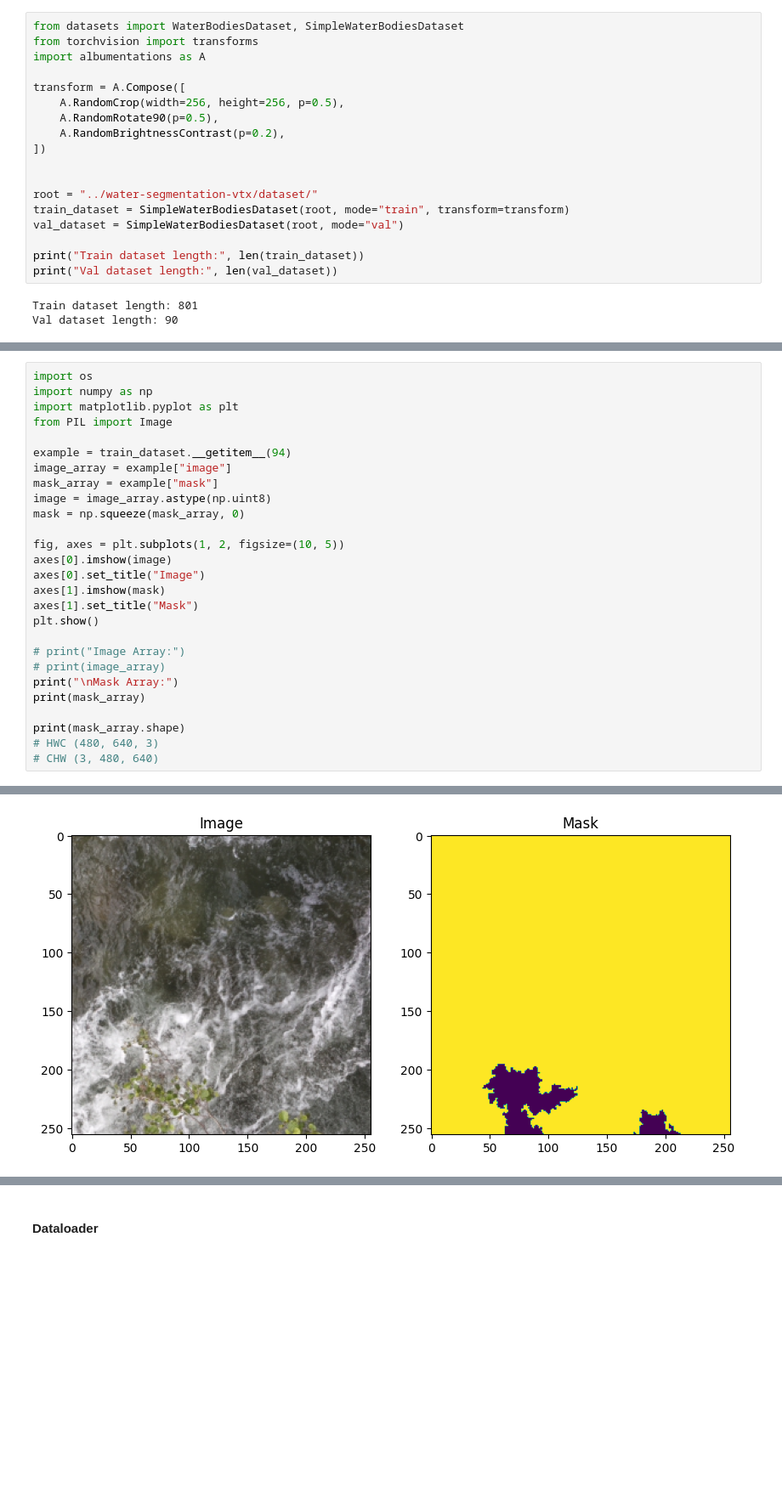
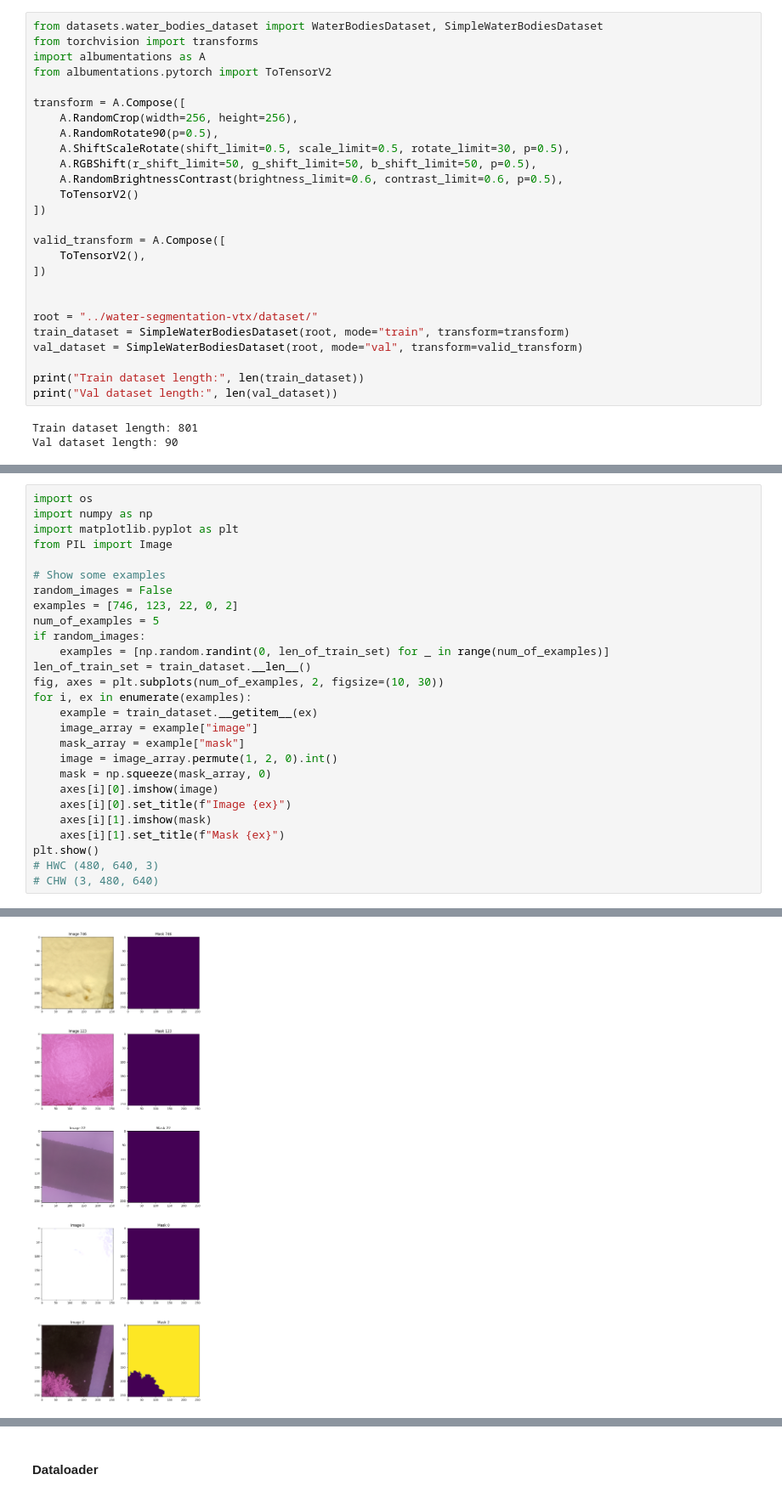
Before and after one commit to rafacelente/water-segmentation, a Jupyter notebook: water-segmentation.ipynb, the cells around one changed output, grey strips where cells are left out. Shown: that part at 85% size. Drawn from its saved outputs; the diff is of its cells as text; blank space fills up the shorter version.

```diff
--- a/water-segmentation.ipynb
+++ b/water-segmentation.ipynb
@@ -11,20 +11,28 @@ gc.collect()
 # %% [markdown]
 ### Water Bodies Dataset
 # %%
-from datasets import WaterBodiesDataset, SimpleWaterBodiesDataset
+from datasets.water_bodies_dataset import WaterBodiesDataset, SimpleWaterBodiesDataset
 from torchvision import transforms
 import albumentations as A
+from albumentations.pytorch import ToTensorV2
 
 transform = A.Compose([
-    A.RandomCrop(width=256, height=256, p=0.5),
+    A.RandomCrop(width=256, height=256),
     A.RandomRotate90(p=0.5),
-    A.RandomBrightnessContrast(p=0.2),
+    A.ShiftScaleRotate(shift_limit=0.5, scale_limit=0.5, rotate_limit=30, p=0.5),
+    A.RGBShift(r_shift_limit=50, g_shift_limit=50, b_shift_limit=50, p=0.5),
+    A.RandomBrightnessContrast(brightness_limit=0.6, contrast_limit=0.6, p=0.5),
+    ToTensorV2()
+])
+
+valid_transform = A.Compose([
+    ToTensorV2(),
 ])
 
 
 root = "../water-segmentation-vtx/dataset/"
 train_dataset = SimpleWaterBodiesDataset(root, mode="train", transform=transform)
-val_dataset = SimpleWaterBodiesDataset(root, mode="val")
+val_dataset = SimpleWaterBodiesDataset(root, mode="val", transform=valid_transform)
 
 print("Train dataset length:", len(train_dataset))
 print("Val dataset length:", len(val_dataset))
@@ -48,25 +50,25 @@ import numpy as np
 import matplotlib.pyplot as plt
 from PIL import Image
 
-example = train_dataset.__getitem__(94)
-image_array = example["image"]
-mask_array = example["mask"]
-image = image_array.astype(np.uint8)
-mask = np.squeeze(mask_array, 0)
-
-fig, axes = plt.subplots(1, 2, figsize=(10, 5))
-axes[0].imshow(image)
-axes[0].set_title("Image")
-axes[1].imshow(mask)
-axes[1].set_title("Mask")
+# Show some examples
+random_images = False
+examples = [746, 123, 22, 0, 2]
+num_of_examples = 5
+if random_images:
+    examples = [np.random.randint(0, len_of_train_set) for _ in range(num_of_examples)]
+len_of_train_set = train_dataset.__len__()
+fig, axes = plt.subplots(num_of_examples, 2, figsize=(10, 30))
+for i, ex in enumerate(examples):
+    example = train_dataset.__getitem__(ex)
+    image_array = example["image"]
+    mask_array = example["mask"]
+    image = image_array.permute(1, 2, 0).int()
+    mask = np.squeeze(mask_array, 0)
+    axes[i][0].imshow(image)
+    axes[i][0].set_title(f"Image {ex}")
+    axes[i][1].imshow(mask)
+    axes[i][1].set_title(f"Mask {ex}")
 plt.show()
-
-# print("Image Array:")
-# print(image_array)
-print("\nMask Array:")
-print(mask_array)
-
-print(mask_array.shape)
 # HWC (480, 640, 3)
 # CHW (3, 480, 640)
 # %% [output]
@@ -74 +75 @@ print(mask_array.shape)
-[figure, old version]
+[figure, new version]
```
Also changed, not shown: parts of 15 cells of this notebook, 4 other files.
